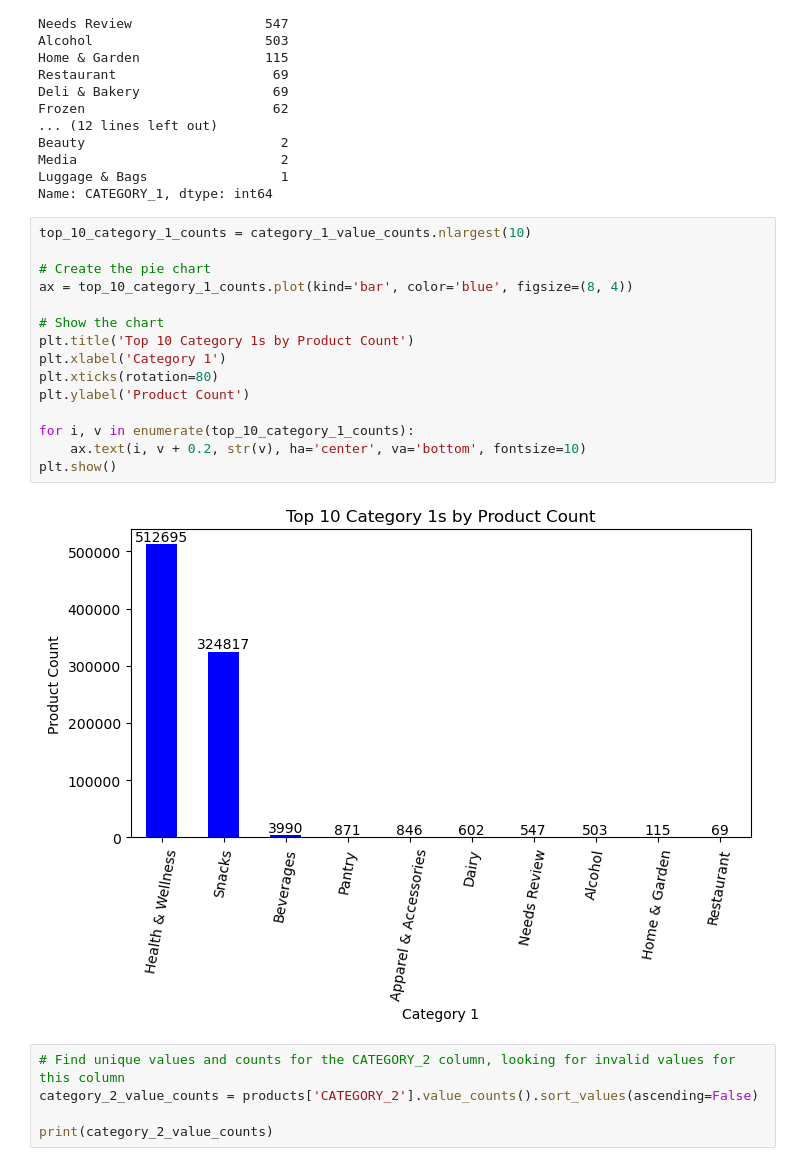
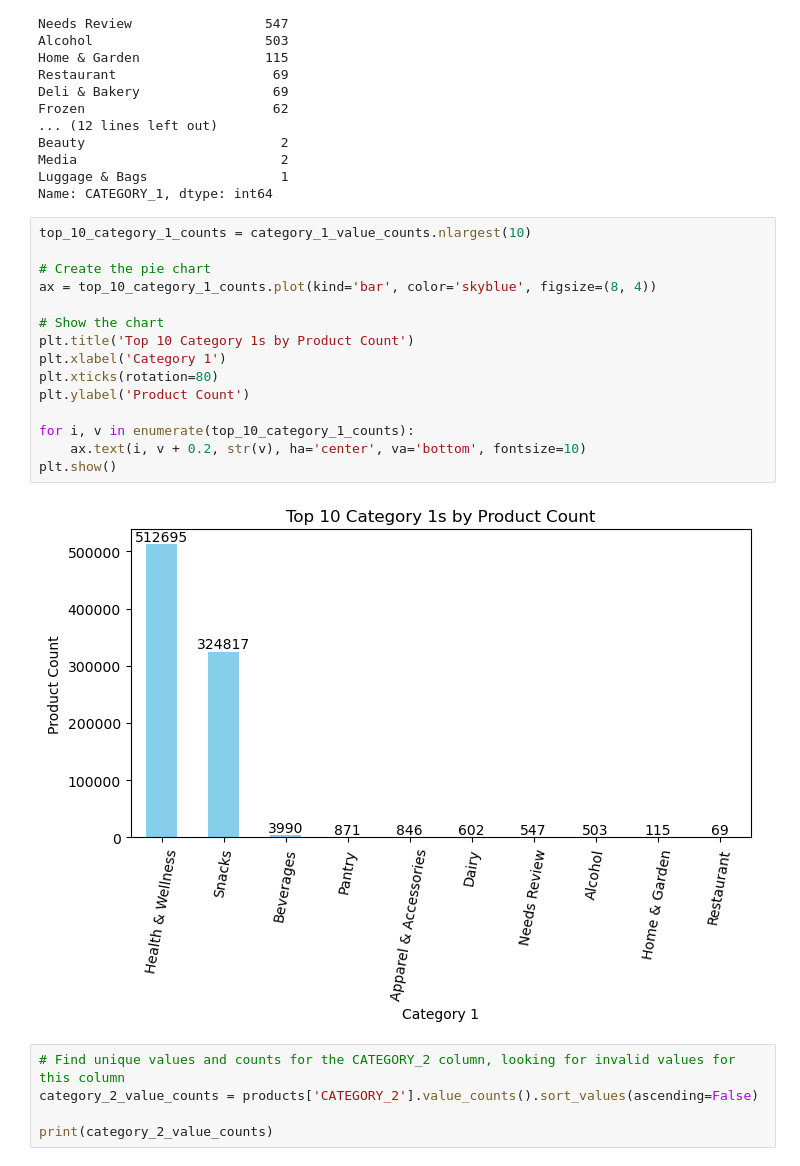
Before and after one commit to solkim97/Take_Home_Challenge, a Jupyter notebook: FIRST/products_data_exploration.ipynb, the cells around one changed output. Saved outputs shown, nothing was run; the diff lists cells and outputs as text.

```diff
--- a/FIRST/products_data_exploration.ipynb
+++ b/FIRST/products_data_exploration.ipynb
@@ -110,20 +110,20 @@ Name: CATEGORY_1, dtype: int64
 # %%
 top_10_category_1_counts = category_1_value_counts.nlargest(10)
 
 # Create the pie chart
-ax = top_10_category_1_counts.plot(kind='bar', color='blue', figsize=(8, 4))
+ax = top_10_category_1_counts.plot(kind='bar', color='skyblue', figsize=(8, 4))
 
 # Show the chart
 plt.title('Top 10 Category 1s by Product Count')
 plt.xlabel('Category 1')
 plt.xticks(rotation=80)
 plt.ylabel('Product Count')
 
 for i, v in enumerate(top_10_category_1_counts):
     ax.text(i, v + 0.2, str(v), ha='center', va='bottom', fontsize=10)
 plt.show()
 # %% [output]
-[figure, old version]
+[figure, new version]
 # %%
 # Find unique values and counts for the CATEGORY_2 column, looking for invalid values for this column
 category_2_value_counts = products['CATEGORY_2'].value_counts().sort_values(ascending=False)
```
Also changed, not shown: 3 other files.
